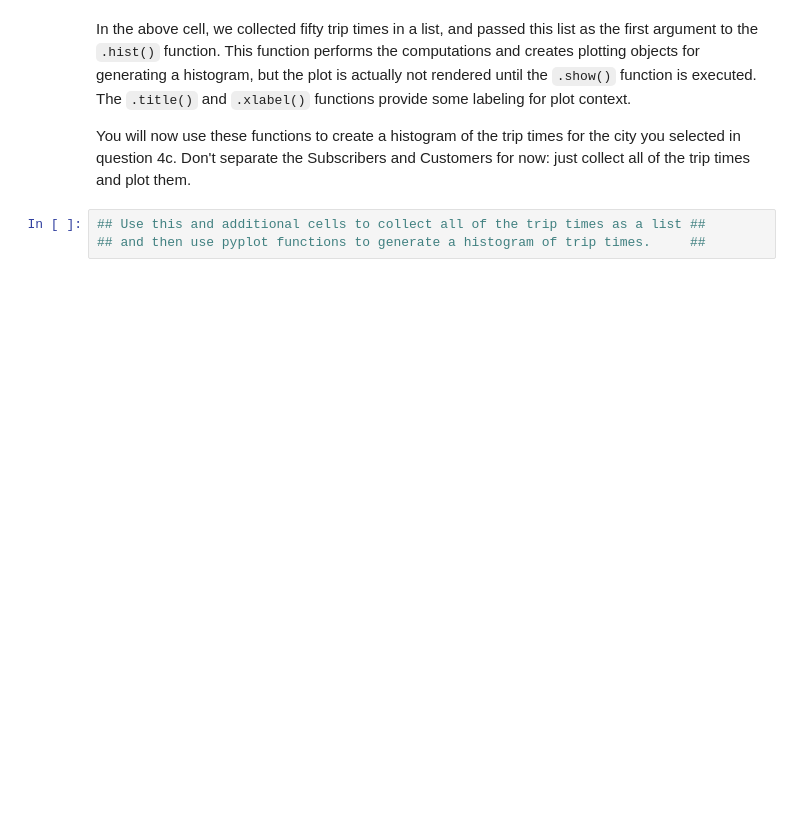
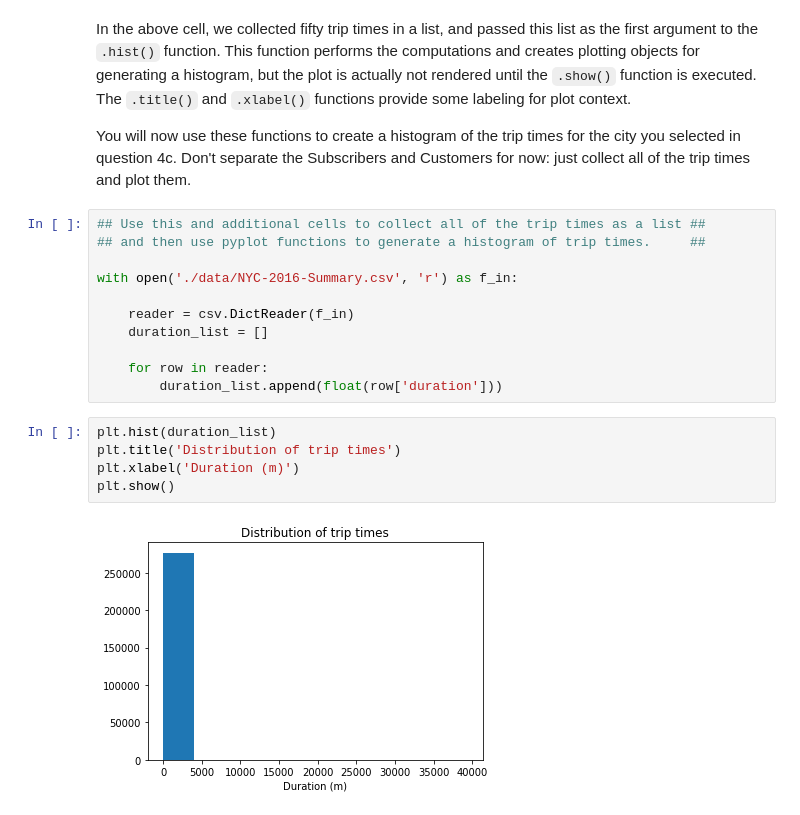
Before and after one commit to evanca/DataAnalyst_ND_Explore-US-Bikeshare-Data, a Jupyter notebook: Bike_Share_Analysis.ipynb, the cells around one changed output. Cells and saved outputs as stored; diff of their text form; blank space fills up the shorter version.

```diff
--- a/Bike_Share_Analysis.ipynb
+++ b/Bike_Share_Analysis.ipynb
@@ -350,6 +508,21 @@ You will now use these functions to create a histogram of the trip times for the
 # %%
 ## Use this and additional cells to collect all of the trip times as a list ##
 ## and then use pyplot functions to generate a histogram of trip times.     ##
+
+with open('./data/NYC-2016-Summary.csv', 'r') as f_in:
+
+    reader = csv.DictReader(f_in)
+    duration_list = []
+
+    for row in reader:
+        duration_list.append(float(row['duration']))
+# %%
+plt.hist(duration_list)
+plt.title('Distribution of trip times')
+plt.xlabel('Duration (m)')
+plt.show()
+# %% [output]
+[figure, added]
 # %% [markdown]
 If you followed the use of the `.hist()` and `.show()` functions exactly like in the example, you're probably looking at a plot that's completely unexpected. The plot consists of one extremely tall bar on the left, maybe a very short second bar, and a whole lot of empty space in the center and right. Take a look at the duration values on the x-axis. This suggests that there are some highly infrequent outliers in the data. Instead of reprocessing the data, you will use additional parameters with the `.hist()` function to limit the range of data that is plotted. Documentation for the function can be found [[here]](https://matplotlib.org/devdocs/api/_as_gen/matplotlib.pyplot.hist.html#matplotlib.pyplot.hist).
 
```
Also changed, not shown: parts of 30 cells of this notebook, 8 other files.
